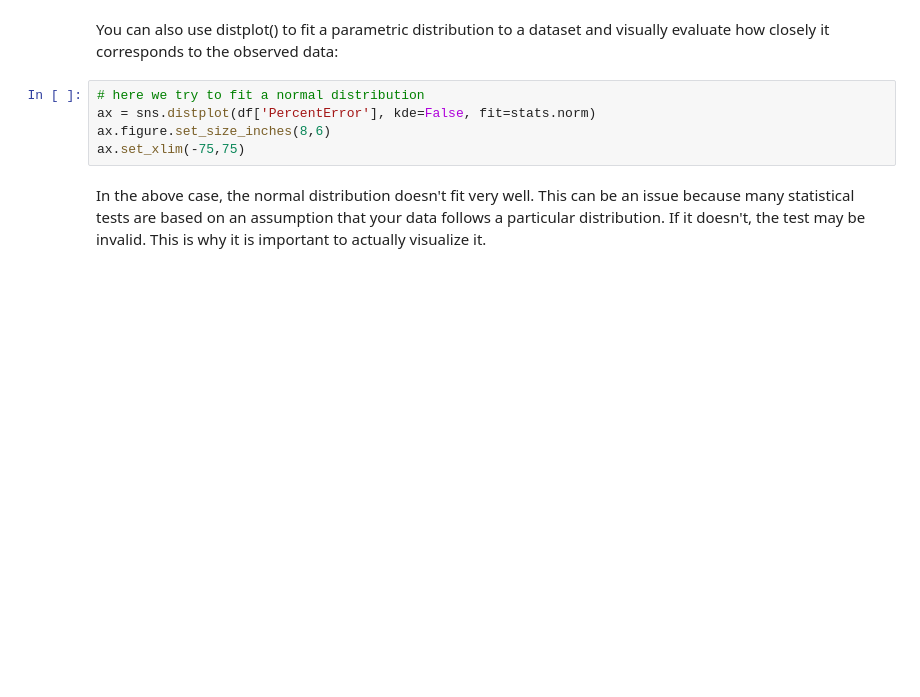
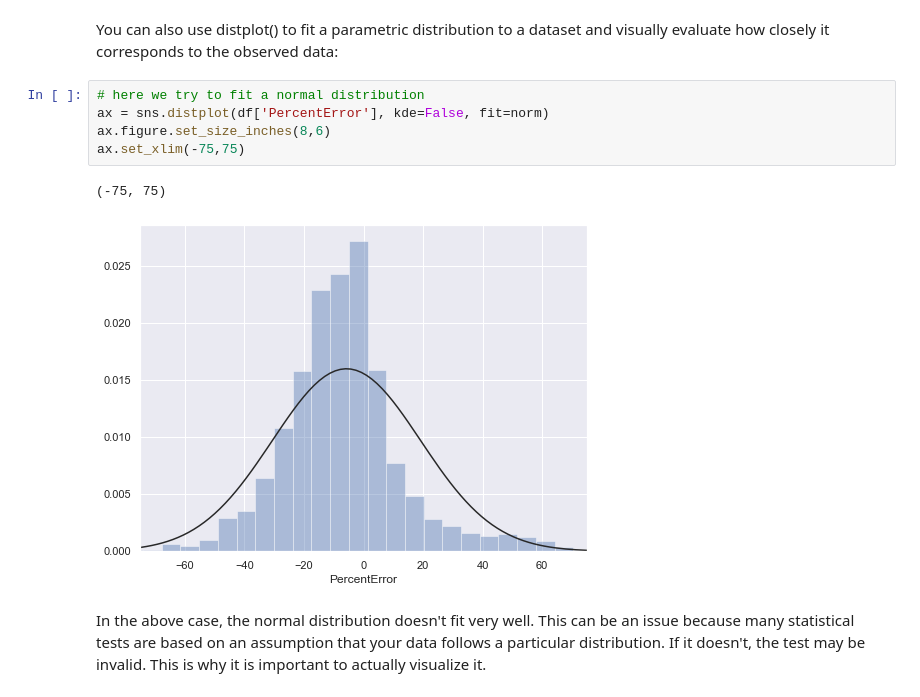
Before and after one commit to emily-greenway/ce599, a Jupyter notebook: 13-Data Viz 1/data-viz-1.ipynb, the cells around one changed output. Saved outputs shown, nothing was run; the diff lists cells and outputs as text; blank space fills up the shorter version.

```diff
--- a/13-Data Viz 1/data-viz-1.ipynb
+++ b/13-Data Viz 1/data-viz-1.ipynb
@@ -78,9 +97,12 @@ plt.legend();
 You can also use distplot() to fit a parametric distribution to a dataset and visually evaluate how closely it corresponds to the observed data:
 # %%
 # here we try to fit a normal distribution
-ax = sns.distplot(df['PercentError'], kde=False, fit=stats.norm)
+ax = sns.distplot(df['PercentError'], kde=False, fit=norm)
 ax.figure.set_size_inches(8,6)
 ax.set_xlim(-75,75)
+# %% [output]
+(-75, 75)
+[figure, added]
 # %% [markdown]
 In the above case, the normal distribution doesn't fit very well.  This can be an issue because many statistical tests are based on an assumption that your data follows a particular distribution.  If it doesn't, the test may be invalid.  This is why it is important to actually visualize it.
 # %% [markdown]
```
Also changed, not shown: parts of 53 cells of this notebook.
